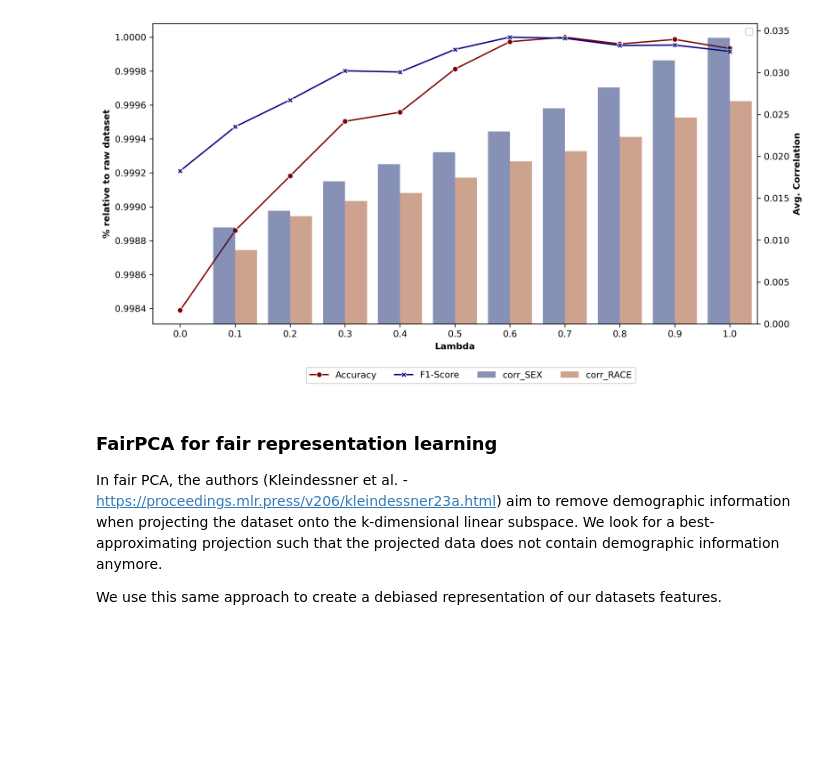
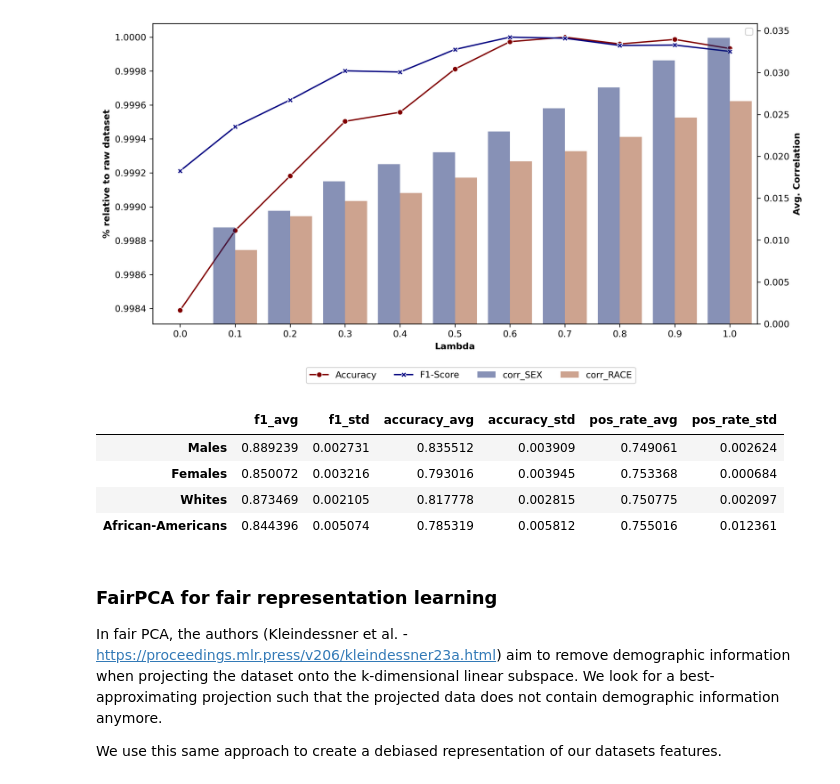
Before and after one commit to veronhoxha/debiasing-data-and-fairer-models, a Jupyter notebook: Notebook.ipynb, the cells around one changed output. Cells and saved outputs as stored; diff of their text form; code cells hidden in the pictures; blank space fills up the shorter version.

```diff
--- a/Notebook.ipynb
+++ b/Notebook.ipynb
@@ -543,6 +504,21 @@ ax2.legend("")
 fig.legend(ncol=4, bbox_to_anchor=(0.75, 0.01));
 # %% [output]
 [figure]
+# %%
+# Get the debiased dataset from the geometric method
+try:
+    X_test_debiased_geo = np.load("./data/temp/x_debiased_0.0.npy") # We load the pre-computed array from HPC
+except:
+    print("WARNING: This process requires ~60GB of memory and may take several minutes...")
+    X_test_debiased_geo = debias_features(Xs_train_np, Xs_train_p)
+
+me.cross_validate(X_test_debiased_geo, y_train, cv=5)
+# %% [output]
+|  | f1_avg | f1_std | accuracy_avg | accuracy_std | pos_rate_avg | pos_rate_std |
+| Males | 0.889239 | 0.002731 | 0.835512 | 0.003909 | 0.749061 | 0.002624 |
+| Females | 0.850072 | 0.003216 | 0.793016 | 0.003945 | 0.753368 | 0.000684 |
+| Whites | 0.873469 | 0.002105 | 0.817778 | 0.002815 | 0.750775 | 0.002097 |
+| African-Americans | 0.844396 | 0.005074 | 0.785319 | 0.005812 | 0.755016 | 0.012361 |
 # %% [markdown]
 ### FairPCA for fair representation learning
 
```
Also changed, not shown: parts of 23 cells of this notebook, 1 other file.
